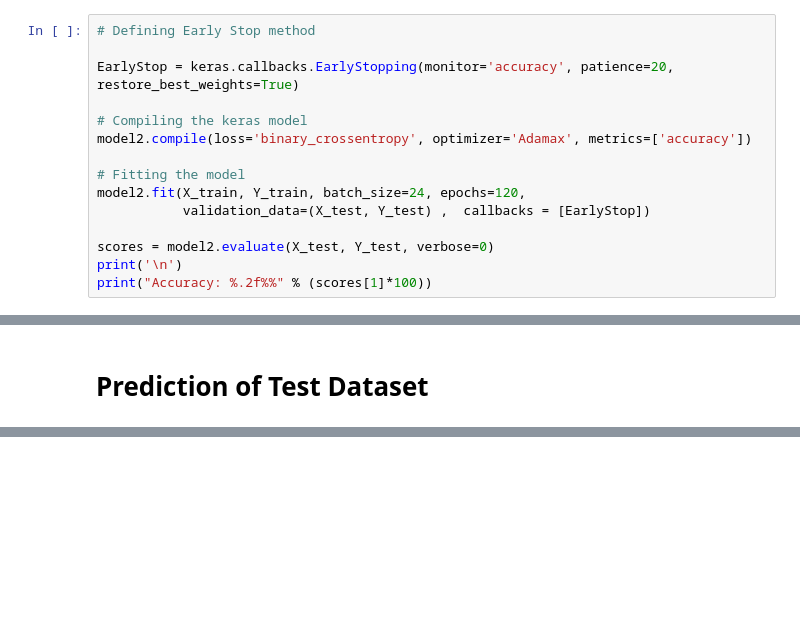
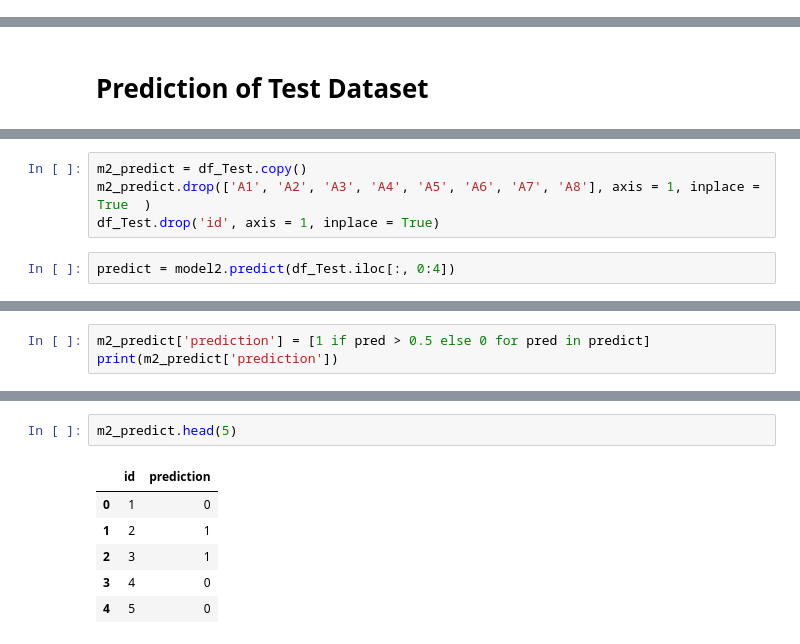
Before and after one commit to harishahamed26/Diabetes_Prediction_Using_Neural_Network, a Jupyter notebook: DiabetesPredictionNeuralNetwork.ipynb, the cells around one changed output, grey strips where cells are left out. Saved outputs shown, nothing was run; the diff lists cells and outputs as text; blank space fills up the shorter version.

```diff
--- a/DiabetesPredictionNeuralNetwork.ipynb
+++ b/DiabetesPredictionNeuralNetwork.ipynb
@@ -319,15 +447,0 @@ Accuracy: 71.64%
-# %%
-# Defining Early Stop method
-
-EarlyStop = keras.callbacks.EarlyStopping(monitor='accuracy', patience=20, restore_best_weights=True)
-
-# Compiling the keras model
-model2.compile(loss='binary_crossentropy', optimizer='Adamax', metrics=['accuracy'])
-
-# Fitting the model
-model2.fit(X_train, Y_train, batch_size=24, epochs=120,
-           validation_data=(X_test, Y_test) ,  callbacks = [EarlyStop])
-
-scores = model2.evaluate(X_test, Y_test, verbose=0)
-print('\n')
-print("Accuracy: %.2f%%" % (scores[1]*100))
@@ -448,0 +489,6 @@ df_Test.head(5)
+# %%
+m2_predict = df_Test.copy()
+m2_predict.drop(['A1', 'A2', 'A3', 'A4', 'A5', 'A6', 'A7', 'A8'], axis = 1, inplace = True  )
+df_Test.drop('id', axis = 1, inplace = True)
+# %%
+predict = model2.predict(df_Test.iloc[:, 0:4])
@@ -448,0 +497,3 @@ df_Test.head(5)
+# %%
+m2_predict['prediction'] = [1 if pred > 0.5 else 0 for pred in predict]
+print(m2_predict['prediction'])
@@ -448,0 +513,9 @@ df_Test.head(5)
+# %%
+m2_predict.head(5)
+# %% [output]
+|  | id | prediction |
+| 0 | 1 | 0 |
+| 1 | 2 | 1 |
+| 2 | 3 | 1 |
+| 3 | 4 | 0 |
+| 4 | 5 | 0 |
```
Also changed, not shown: parts of 30 cells of this notebook.
